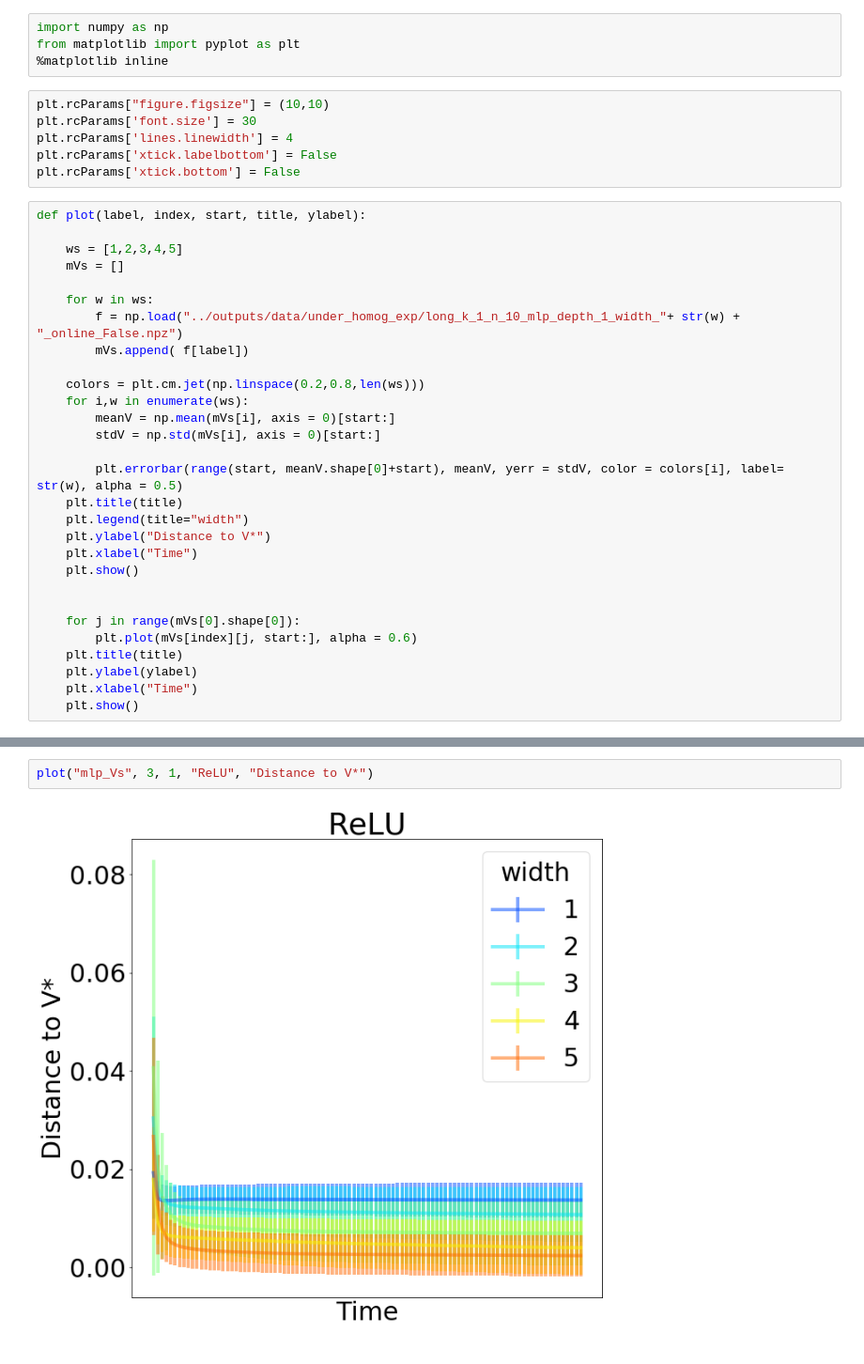
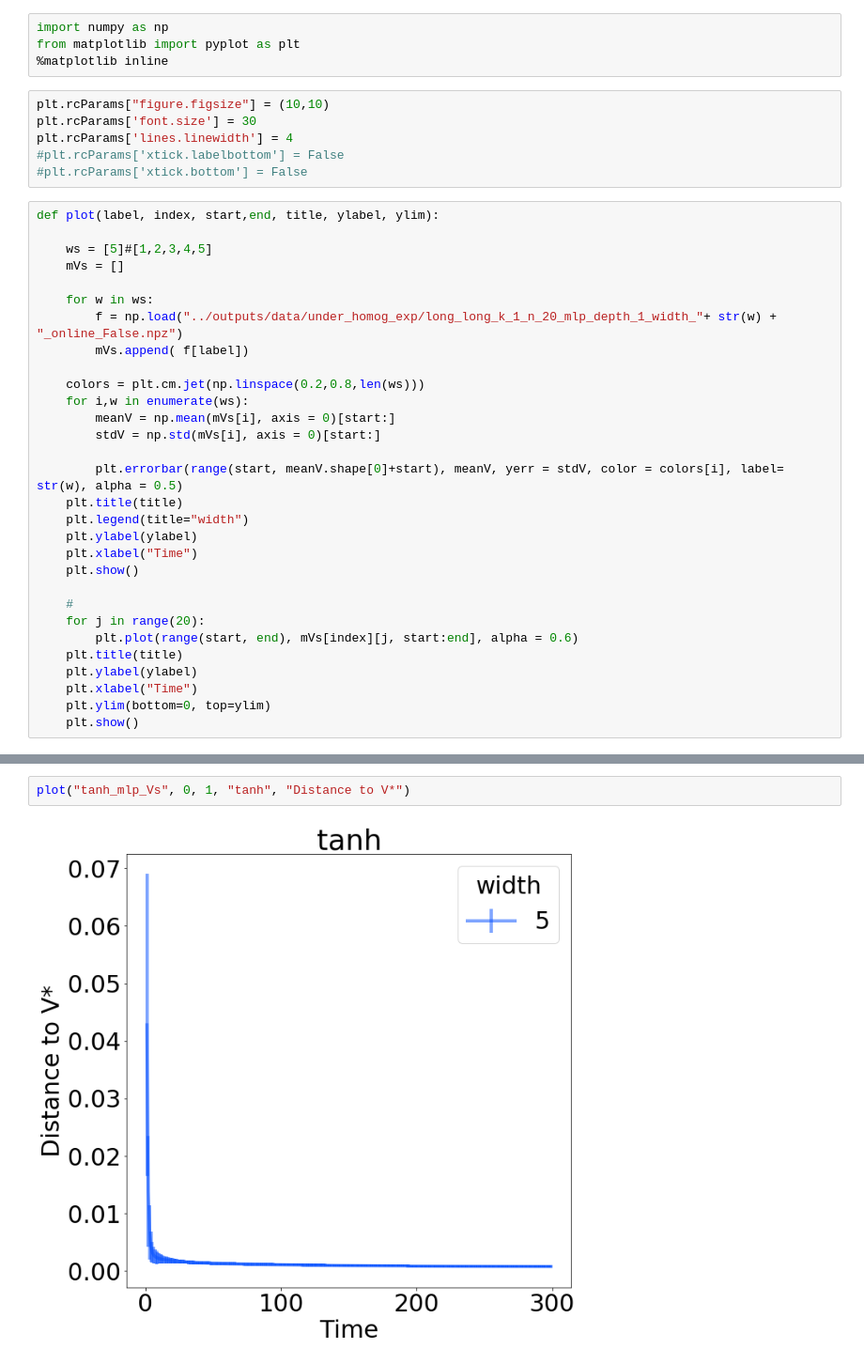
Before and after one commit to davidbrandfonbrener/geometric_insights_into_TD_learning, a Jupyter notebook: notebooks/homogeneous plotting.ipynb, the cells around one changed output, grey strips where cells are left out. Shown at 94% size. Saved outputs shown, nothing was run; the diff lists cells and outputs as text.

```diff
--- a/notebooks/homogeneous plotting.ipynb
+++ b/notebooks/homogeneous plotting.ipynb
@@ -6,16 +6,16 @@ from matplotlib import pyplot as plt
 plt.rcParams["figure.figsize"] = (10,10)
 plt.rcParams['font.size'] = 30
 plt.rcParams['lines.linewidth'] = 4
-plt.rcParams['xtick.labelbottom'] = False
-plt.rcParams['xtick.bottom'] = False
+#plt.rcParams['xtick.labelbottom'] = False
+#plt.rcParams['xtick.bottom'] = False
 # %%
-def plot(label, index, start, title, ylabel):
+def plot(label, index, start,end, title, ylabel, ylim):
 
-    ws = [1,2,3,4,5]
+    ws = [5]#[1,2,3,4,5]
     mVs = []
 
     for w in ws:
-        f = np.load("../outputs/data/under_homog_exp/long_k_1_n_10_mlp_depth_1_width_"+ str(w) + "_online_False.npz")
+        f = np.load("../outputs/data/under_homog_exp/long_long_k_1_n_20_mlp_depth_1_width_"+ str(w) + "_online_False.npz")
         mVs.append( f[label])
 
     colors = plt.cm.jet(np.linspace(0.2,0.8,len(ws)))
@@ -26,14 +26,15 @@ def plot(label, index, start, title, ylabel):
         plt.errorbar(range(start, meanV.shape[0]+start), meanV, yerr = stdV, color = colors[i], label= str(w), alpha = 0.5)
     plt.title(title)
     plt.legend(title="width")
-    plt.ylabel("Distance to V*")
+    plt.ylabel(ylabel)
     plt.xlabel("Time")
     plt.show()
 
-
-    for j in range(mVs[0].shape[0]):
-        plt.plot(mVs[index][j, start:], alpha = 0.6)
+    #
+    for j in range(20):
+        plt.plot(range(start, end), mVs[index][j, start:end], alpha = 0.6)
     plt.title(title)
     plt.ylabel(ylabel)
     plt.xlabel("Time")
+    plt.ylim(bottom=0, top=ylim)
     plt.show()
@@ -40,4 +61,4 @@ def plot(label, index, start, title, ylabel):
 # %%
-plot("mlp_Vs", 3, 1, "ReLU", "Distance to V*")
+plot("tanh_mlp_Vs", 0, 1, "tanh", "Distance to V*")
 # %% [output]
-[figure, old version]
+[figure, new version]
```
Also changed, not shown: parts of 10 cells of this notebook, 4 other files.
